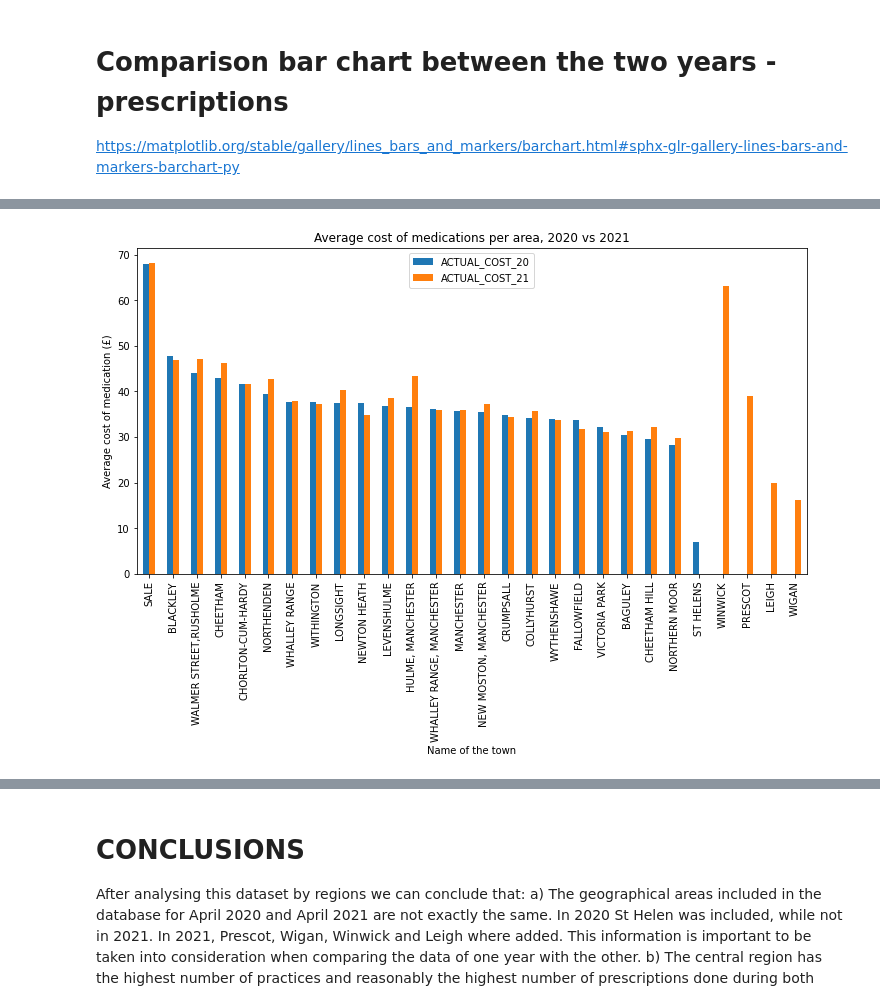
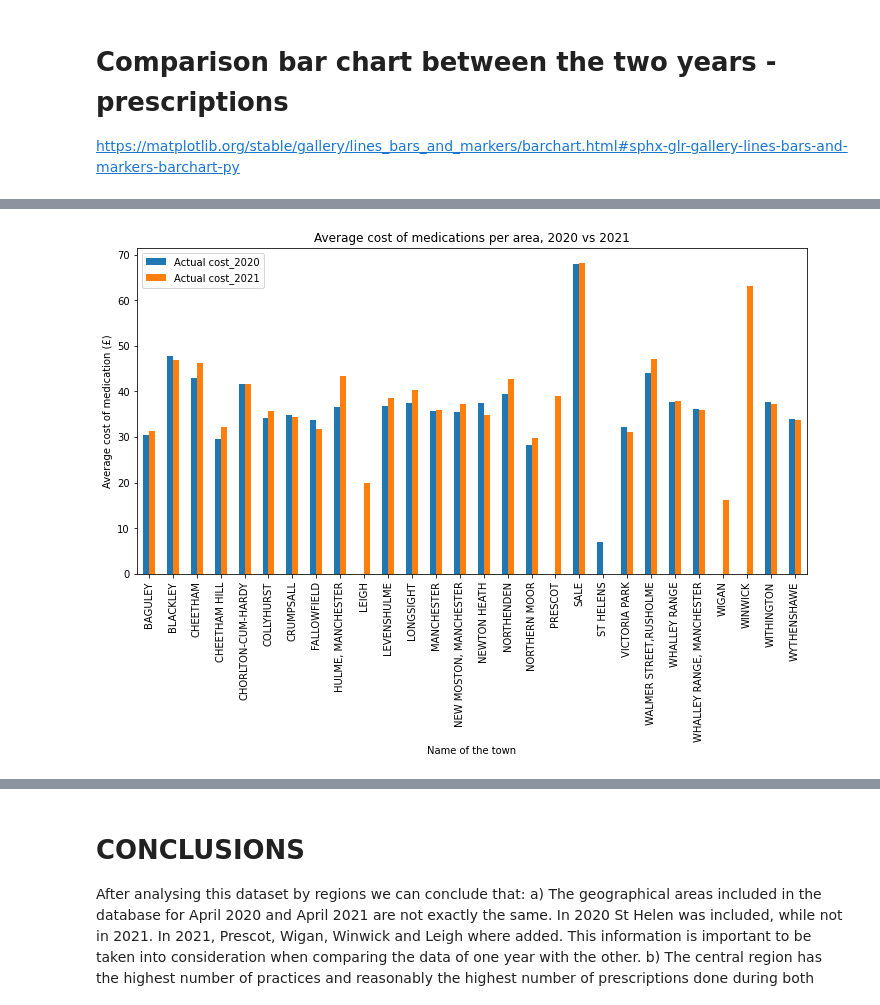
Before and after one commit to kamalmasarweh/project, a Jupyter notebook: Group work.ipynb, the cells around one changed output, grey strips where cells are left out. Cells and saved outputs as stored; diff of their text form; code cells hidden in the pictures.

```diff
--- a/Group work.ipynb
+++ b/Group work.ipynb
@@ -1090,0 +1053,19 @@ AC_region_both
+# %%
+AC_dataframe = pd.DataFrame(
+    {
+        "Regions": ["BAGULEY", "BLACKLEY", "CHEETHAM", "CHEETHAM HILL", "CHORLTON-CUM-HARDY", "COLLYHURST",
+                    "CRUMPSALL", "FALLOWFIELD", "HULME, MANCHESTER", "LEIGH", "LEVENSHULME", "LONGSIGHT", "MANCHESTER",
+                    "NEW MOSTON, MANCHESTER", "NEWTON HEATH", "NORTHENDEN", "NORTHERN MOOR", "PRESCOT", "SALE", "ST HELENS",
+                    "VICTORIA PARK", "WALMER STREET,RUSHOLME", "WHALLEY RANGE", "WHALLEY RANGE, MANCHESTER",
+                    "WIGAN", "WINWICK", "WITHINGTON", "WYTHENSHAWE"],
+        "Actual cost_2020": [30.515047, 47.696880, 42.966009, 29.544857, 41.741249, 34.195021, 34.828194,
+                        33.743663, 36.503148, 0, 36.772451, 37.535127, 35.684338, 35.539066,
+                        37.395882, 39.349025, 28.302254, 0, 67.953263, 6.939380, 32.111640, 44.068945, 37.759497,
+                        36.236198, 0, 0, 37.684622, 33.952535],
+        "Actual cost_2021": [31.323280, 46.804597, 46.155806, 32.159463, 41.738440, 35.818607, 34.363240, 31.825253,
+                            43.375427, 19.957160, 38.560004, 40.258807, 35.851240, 37.281809, 34.755992, 42.792304,
+                            29.891074, 39.023473, 68.059648, 0, 31.186714, 47.210340, 37.971424, 36.034304, 16.168987,
+                            63.037214, 37.256295, 33.697139]
+    }
+)
+AC_dataframe
@@ -1091,11 +1090,11 @@ AC_region_both
 # %%
 fig, axs = plt.subplots(figsize=(12, 6))
-AC_region_both.plot.bar(ax=axs)
+AC_dataframe.plot.bar(ax=axs, x="Regions")
 
 axs.set_ylabel("Average cost of medication (£)")
 axs.set_xlabel("Name of the town")
 axs.set_title ("Average cost of medications per area, 2020 vs 2021")
 fig.savefig("MeanCost20_21.png")
 # %% [output]
-[figure, old version]
+[figure, new version]
 # %%
```
Also changed, not shown: parts of 66 cells of this notebook.
